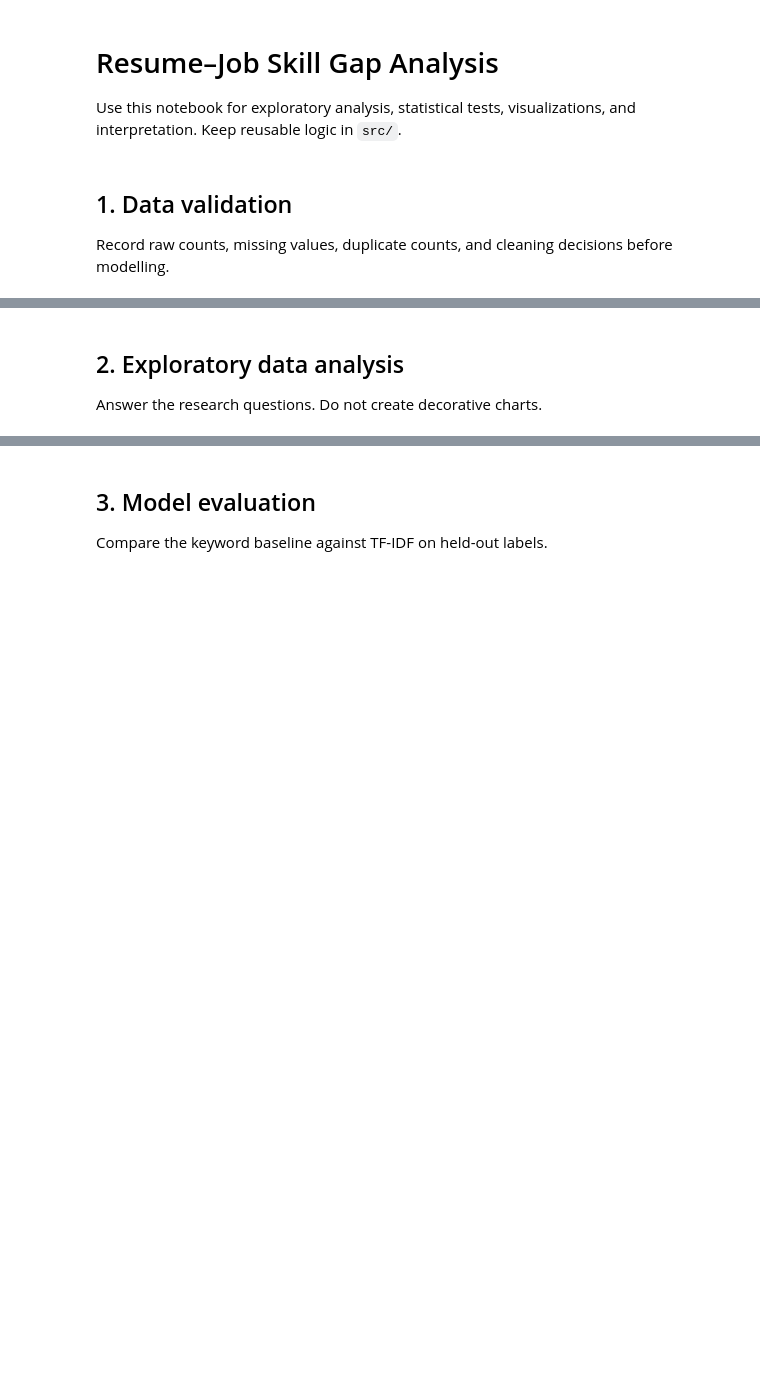
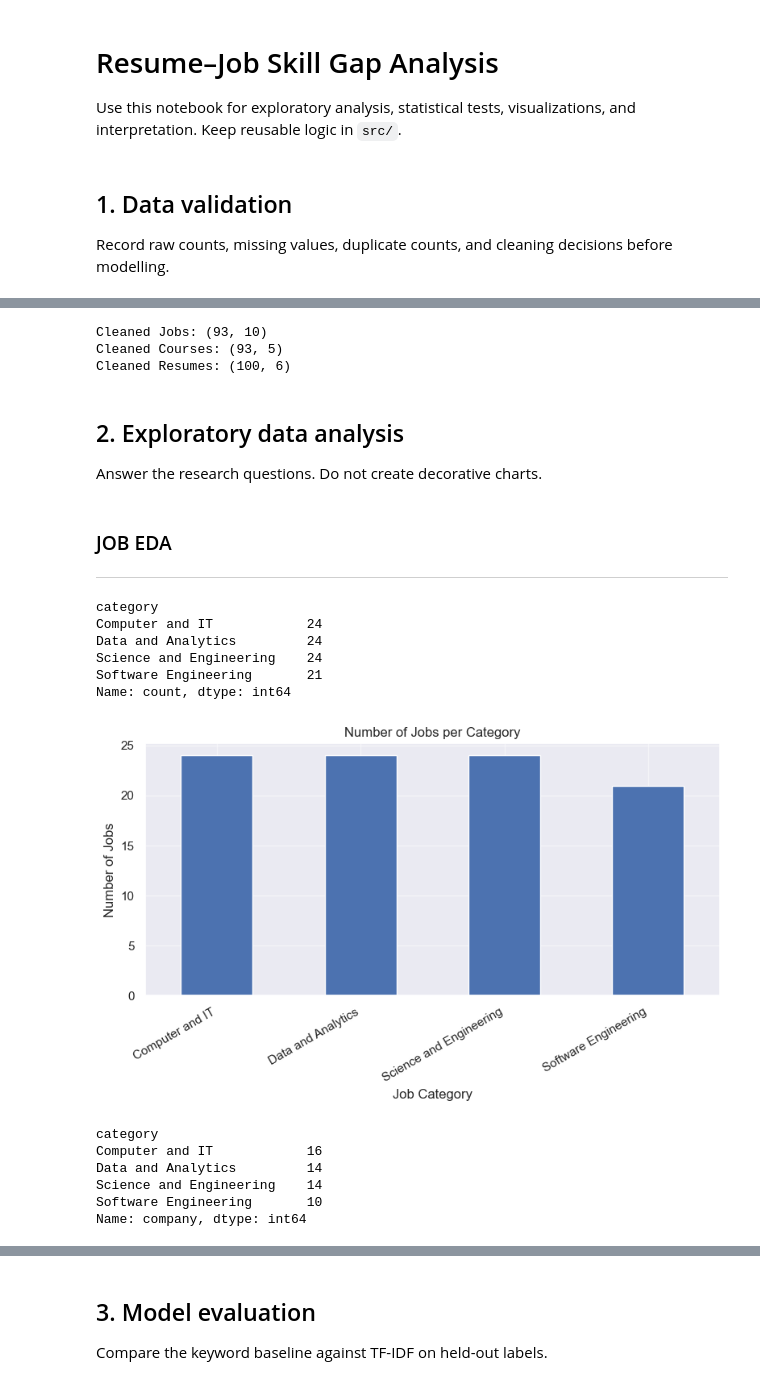
Before and after one commit to Kietkiet1109/OptiMatch-App, a Jupyter notebook: notebooks/analysis.ipynb, the cells around one changed output, grey strips where cells are left out. Drawn from its saved outputs; the diff is of its cells as text; code cells hidden in the pictures; blank space fills up the shorter version.

Commit message:
Perform exploratory data analysis for Jobs, Resumes, Courses data

```diff
--- a/notebooks/analysis.ipynb
+++ b/notebooks/analysis.ipynb
@@ -3,15 +3,15 @@
 
 Use this notebook for exploratory analysis, statistical tests, visualizations, and interpretation. Keep reusable logic in `src/`.
 # %%
-from pathlib import Path
-
+import ast
+import re
 import matplotlib.pyplot as plt
 import numpy as np
 import pandas as pd
-from scipy import stats
+import seaborn as sns
+from sklearn.feature_extraction.text import CountVectorizer
 
-RANDOM_SEED = 353
-np.random.seed(RANDOM_SEED)
+sns.set()
 # %% [markdown]
 ## 1. Data validation
 
@@ -18,0 +24,5 @@ Record raw counts, missing values, duplicate counts, and cleaning decisions befo
+# %%
+# Define cleaned file paths
+cleaned_jobs_file = '../data/processed/jobs_clean.csv'
+cleaned_courses_file = '../data/processed/courses_clean.csv'
+cleaned_resumes_file = '../data/processed/resumes_clean.csv'
@@ -18,0 +34,5 @@ Record raw counts, missing values, duplicate counts, and cleaning decisions befo
+# %%
+# Read cleaned CSV files
+cleaned_jobs = pd.read_csv(cleaned_jobs_file)
+cleaned_courses = pd.read_csv(cleaned_courses_file)
+cleaned_resumes = pd.read_csv(cleaned_resumes_file)
@@ -18,0 +48,9 @@ Record raw counts, missing values, duplicate counts, and cleaning decisions befo
+# %%
+# Print cleaned dataset sizes
+print('Cleaned Jobs:', cleaned_jobs.shape)
+print('Cleaned Courses:', cleaned_courses.shape)
+print('Cleaned Resumes:', cleaned_resumes.shape)
+# %% [output]
+Cleaned Jobs: (93, 10)
+Cleaned Courses: (93, 5)
+Cleaned Resumes: (100, 6)
@@ -20,3 +68,40 @@ Record raw counts, missing values, duplicate counts, and cleaning decisions befo
 ## 2. Exploratory data analysis
 
 Answer the research questions. Do not create decorative charts.
+# %% [markdown]
+### JOB EDA
+---
+# %%
+# Count jobs in each category
+jobs_per_category = cleaned_jobs['category'].value_counts().sort_index()
+print(jobs_per_category)
+# %% [output]
+category
+Computer and IT            24
+Data and Analytics         24
+Science and Engineering    24
+Software Engineering       21
+Name: count, dtype: int64
+# %%
+# Plot jobs per category
+plt.figure(figsize=(8, 5))
+jobs_per_category.plot(kind='bar')
+plt.title('Number of Jobs per Category')
+plt.xlabel('Job Category')
+plt.ylabel('Number of Jobs')
+plt.xticks(rotation=30, ha='right')
+plt.tight_layout()
+plt.show()
+# %% [output]
+[figure, added]
+# %%
+# Count unique companies in each job category
+companies_per_category = cleaned_jobs.groupby('category')['company'].nunique().sort_values(ascending=False)
+print(companies_per_category)
+# %% [output]
+category
+Computer and IT            16
+Data and Analytics         14
+Science and Engineering    14
+Software Engineering       10
+Name: company, dtype: int64
```
Also changed, not shown: parts of 26 cells of this notebook, 1 other file.
